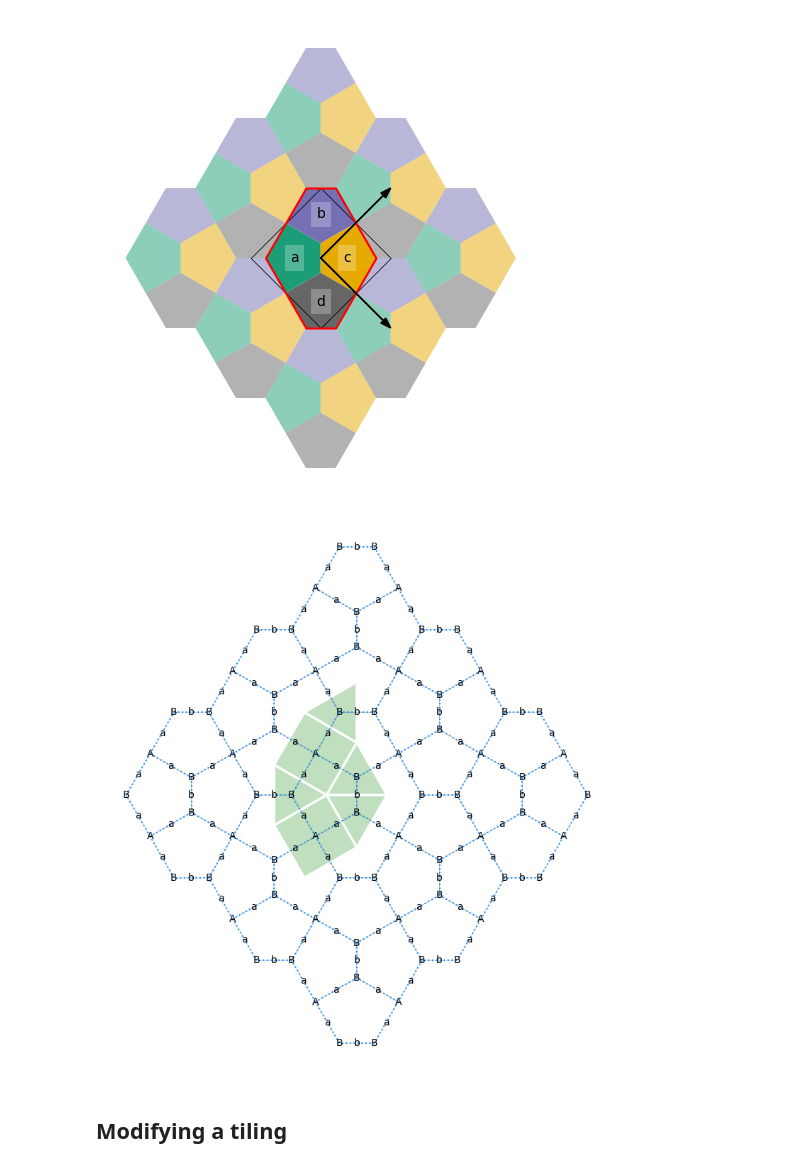
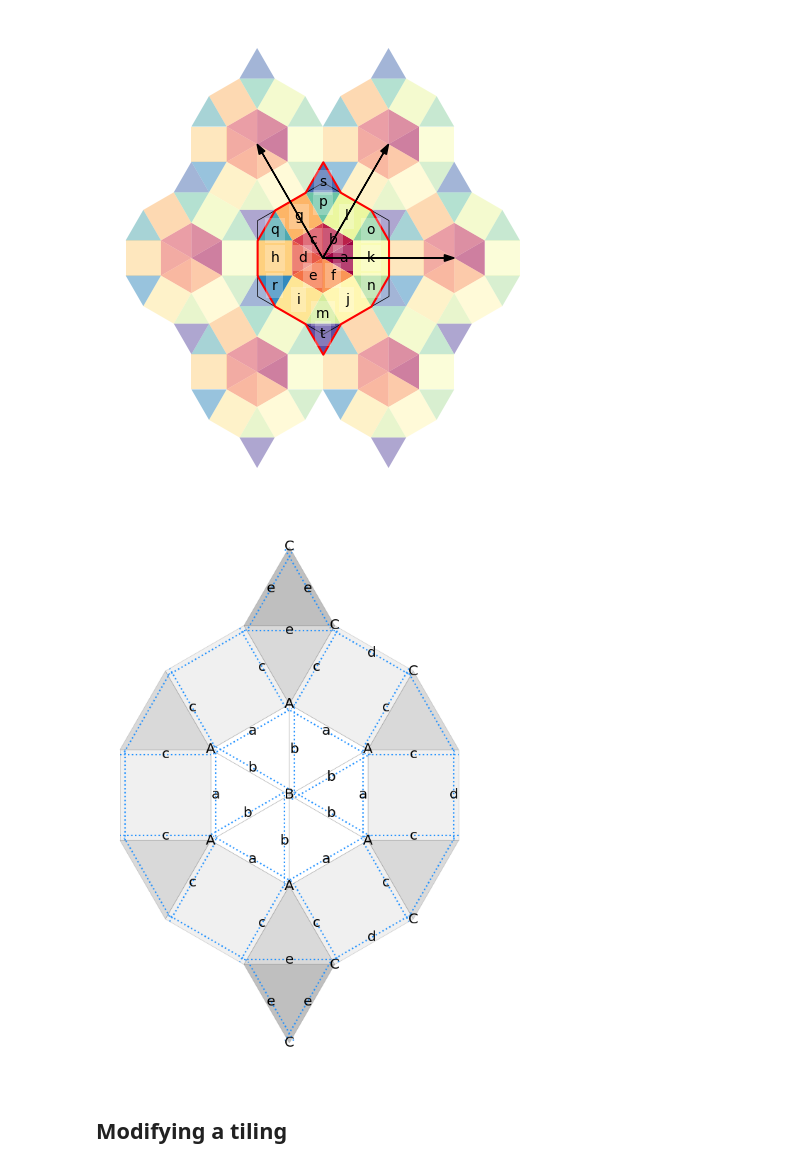
Before and after one commit to DOSull/weavingspace, a Jupyter notebook: examples/topology-new-working.ipynb, the cells around one changed output. Cells and saved outputs as stored; diff of their text form; code cells hidden in the pictures.

```diff
--- a/examples/topology-new-working.ipynb
+++ b/examples/topology-new-working.ipynb
@@ -31,37 +31,37 @@ tile.prototile = tile.get_prototile_from_vectors()
 tile.regularised_prototile = copy.deepcopy(tile.tiles[["geometry"]])
 # %%
 tile = TileUnit(tiling_type = "cairo", n = 3)
-# tile = TileUnit(tiling_type = "hex-slice", n = 6, offset = 0)
+tile = TileUnit(tiling_type = "hex-slice", n = 12, offset = 0)
 # tile = TileUnit(tiling_type = "hex-dissection", n = 9, offset = 1, offset_angle = 30)
 # tile = TileUnit(tiling_type = "lave", code = "3.4.6.4")
 # tile = TileUnit(tiling_type = "archi", code = "3.3.4.3.4")
-# tile = TileUnit(tiling_type = "chavey", code = "K")
+tile = TileUnit(tiling_type = "chavey", code = "K")
 # tile = TileUnit(tiling_type = "hex-colouring", n = 7)
 # tile = TileUnit(tiling_type = "grid", n = 2, nrows = 1, ncols = 2, xy_offset = (0.5, 0))
 # tile = TileUnit(tiling_type = "stripe", n = 5)
-# tile = TileUnit(tiling_type = "star2", code = "45")
+# tile = TileUnit(tiling_type = "star2", code = "64")
 # tile = tiling_utils.minimise_weave_unit(WeaveUnit(weave_type = "twill", n = 2, strands = "ab|cd"))
 # tile = WeaveUnit(weave_type = "basket", n = 3, strands = "abc|def")
 # tile = TileUnit(base_shape = TileShape.TRIANGLE)
 tile.plot(figsize = (6, 6), r = 1, show_vectors = True).set_axis_off()
 # %% [output]
-[figure, old version]
+[figure, new version]
 # %%
 topo = Topology(tile, ignore_tile_ids = True)
 # %%
 ax = topology_plot.plot(
   topo,
   show_original_tiles = True,
   show_tile_centres = False,
   show_vertex_labels = True,
   show_vertex_ids = False,
   show_edges = True,
-  offset_edges = False,
+  offset_edges = True,
   show_edge_labels = True,
-  show_dual_tiles = True,
+  show_dual_tiles = False,
 )
 # %% [output]
-[figure, old version]
+[figure, new version]
 # %% [markdown]
 ## Modifying a tiling
 # %%
```
Also changed, not shown: parts of 4 cells of this notebook, 3 other files.
